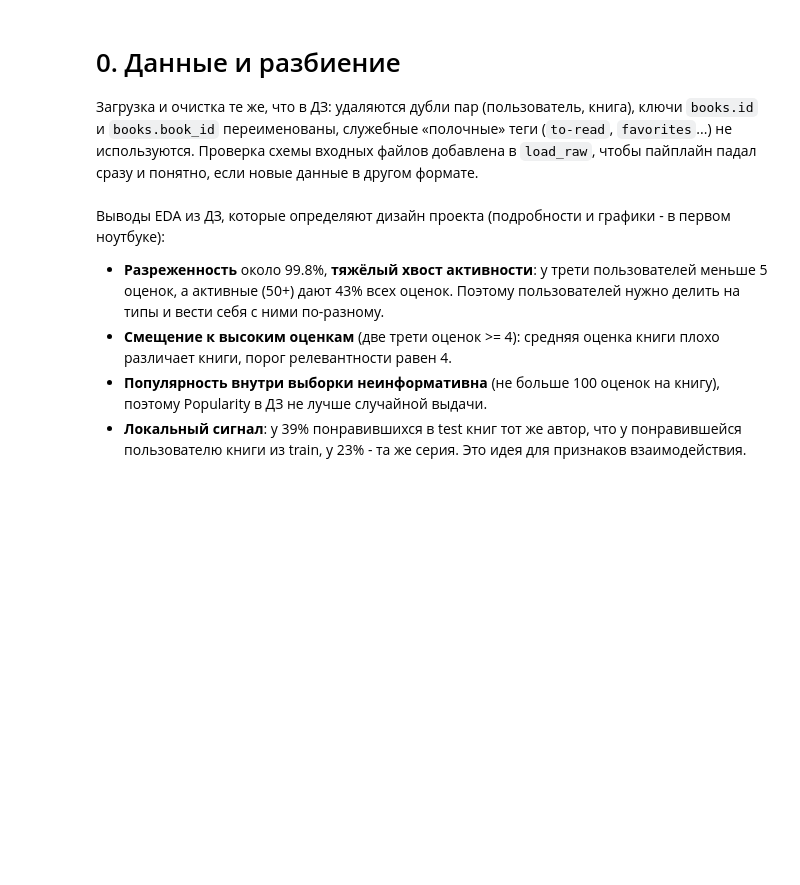
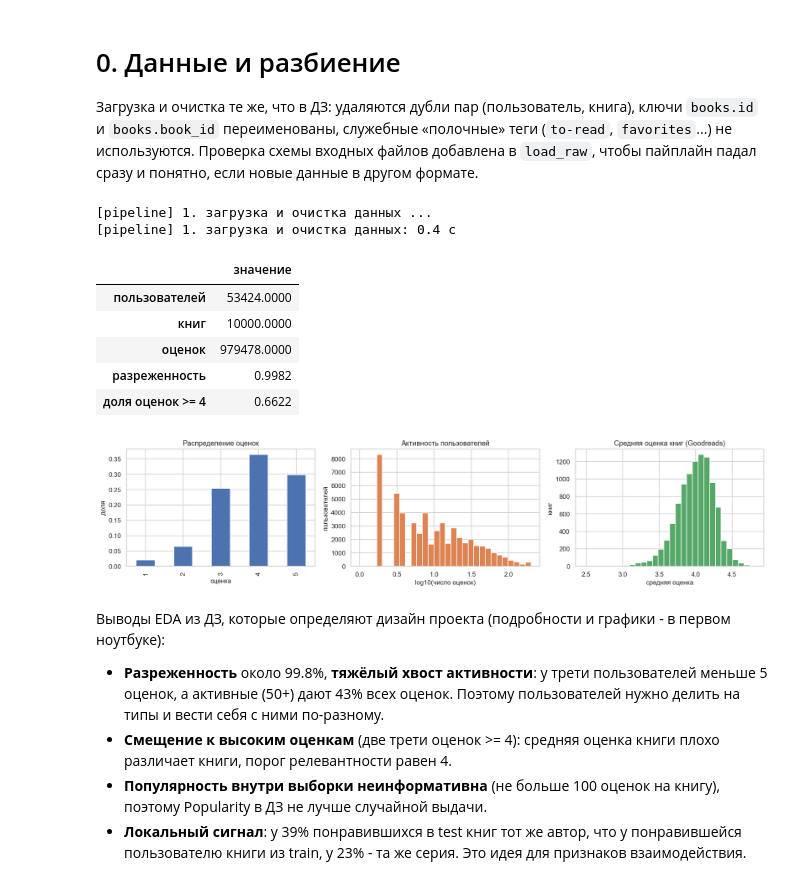
Before and after one commit to DanilaNik/mephi-rec-systems-session-project, a Jupyter notebook: goodbooks_recommender_session.ipynb, the cells around one changed output. Drawn from its saved outputs; the diff is of its cells as text; code cells hidden in the pictures; blank space fills up the shorter version.

```diff
--- a/goodbooks_recommender_session.ipynb
+++ b/goodbooks_recommender_session.ipynb
@@ -17,0 +1309,40 @@
+# %%
+class HybridRecommender(Recommender):
+    """Взвешенное усреднение нормированных скоров моделей с весами по сегментам пользователей.
+
+    weights - либо один словарь {модель: вес} для всех, либо {сегмент (0/1/2): словарь}.
+    segments - сегмент каждого пользователя (по числу оценок в обучающей выборке).
+    """
+    name = "Hybrid"
+
+    def __init__(self, models: dict[str, Recommender], weights: dict, item_counts: np.ndarray,
+                 segments: np.ndarray, cold: dict[str, float] | None = None, c: float = 3.0,
+                 clip: dict[str, float] | None = None):
+        self.models, self.segments = models, np.asarray(segments)
+        self.weights = weights if isinstance(next(iter(weights.values())), dict) else {None: weights}
+        self.cold = cold or {"content": 1.0}
+        self.conf = item_confidence(item_counts, c)
+        self.clip = clip or {}
+
+    @property
+    def components(self) -> list[str]:
+        used = {k for w in self.weights.values() for k, v in w.items() if v > 0} | set(self.cold)
+        return [k for k in self.models if k in used]
+
+    def components_z(self, users: np.ndarray) -> dict[str, np.ndarray]:
+        return {k: normalize_scores(self.models[k].score(users), self.clip.get(k)) for k in self.components}
+
+    def blend_z(self, z: dict[str, np.ndarray], users: np.ndarray) -> np.ndarray:
+        if None in self.weights:
+            return blend(z, self.weights[None], self.conf, self.cold)
+        out = np.empty_like(next(iter(z.values())))
+        seg = self.segments[users]
+        for s, w in self.weights.items():
+            rows = np.flatnonzero(seg == s)
+            if len(rows):
+                out[rows] = blend({k: v[rows] for k, v in z.items()}, w, self.conf, self.cold)
+        return out
+
+    def score(self, users: np.ndarray) -> np.ndarray:
+        users = np.asarray(users)
+        return self.blend_z(self.components_z(users), users)
@@ -60,22 +1927,35 @@ print("Режим:", "БЫСТРЫЙ (синтетика)" if FAST else "пол
 
 Загрузка и очистка те же, что в ДЗ: удаляются дубли пар (пользователь, книга), ключи `books.id` и `books.book_id` переименованы, служебные «полочные» теги (`to-read`, `favorites`...) не используются. Проверка схемы входных файлов добавлена в `load_raw`, чтобы пайплайн падал сразу и понятно, если новые данные в другом формате.
 # %%
-pipe.load()
+if getattr(pipe, "ds", None) is None:
+    pipe.load()
+else:
+    print("данные уже загружены")
 ds = pipe.ds
 n_r = len(ds.ratings)
 display(pd.Series({"пользователей": ds.n_users, "книг": ds.n_items, "оценок": n_r,
                    "разреженность": 1 - n_r / (ds.n_users * ds.n_items),
                    "доля оценок >= 4": (ds.ratings["rating"] >= 4).mean()}, name="значение").to_frame())
 
 fig, ax = plt.subplots(1, 3, figsize=(16, 3.8))
 ds.ratings["rating"].value_counts(normalize=True).sort_index().plot.bar(ax=ax[0], color="C0")
 ax[0].set(title="Распределение оценок", xlabel="оценка", ylabel="доля")
 cnt = ds.ratings.groupby("u").size()
 ax[1].hist(np.log10(cnt), bins=30, color="C1", edgecolor="white")
 ax[1].set(title="Активность пользователей", xlabel="log10(число оценок)", ylabel="пользователей")
 ax[2].hist(ds.books["average_rating"], bins=30, color="C2", edgecolor="white")
 ax[2].set(title="Средняя оценка книг (Goodreads)", xlabel="средняя оценка", ylabel="книг")
 plt.tight_layout(); plt.show()
+# %% [output]
+[pipeline] 1. загрузка и очистка данных ...
+[pipeline] 1. загрузка и очистка данных: 0.4 c
+|  | значение |
+| пользователей | 53424.0000 |
+| книг | 10000.0000 |
+| оценок | 979478.0000 |
+| разреженность | 0.9982 |
+| доля оценок >= 4 | 0.6622 |
+[figure, added]
 # %% [markdown]
 Выводы EDA из ДЗ, которые определяют дизайн проекта (подробности и графики - в первом ноутбуке):
 
```
Also changed, not shown: parts of 102 cells of this notebook, 13 other files.
